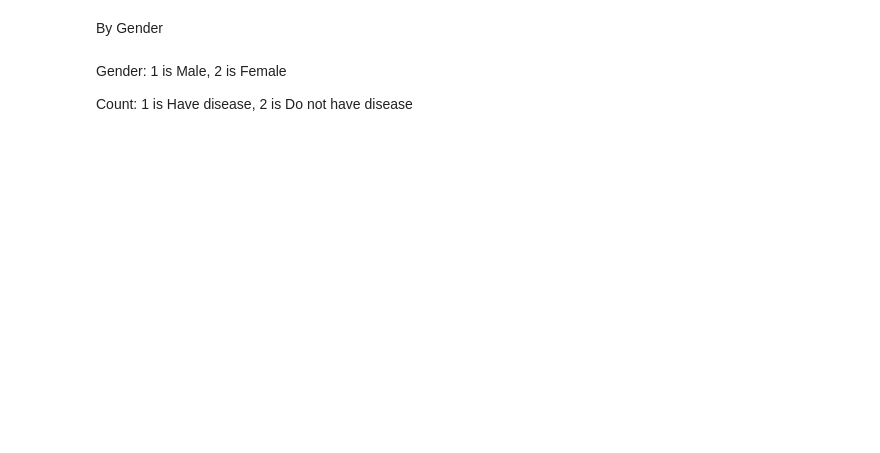
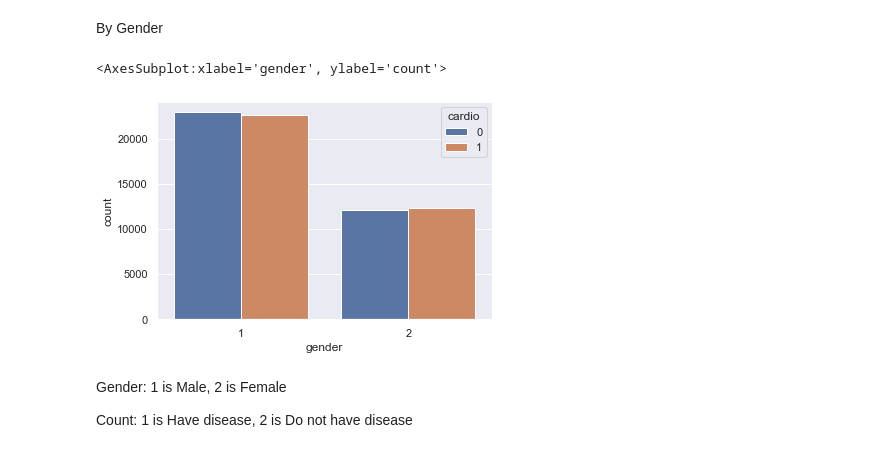
Before and after one commit to kelvtan96/EE0005, a Jupyter notebook: Project Code.ipynb, the cells around one changed output. Drawn from its saved outputs; the diff is of its cells as text; code cells hidden in the pictures; blank space fills up the shorter version.

```diff
--- a/Project Code.ipynb
+++ b/Project Code.ipynb
@@ -165,7 +184,10 @@ yearDF.corr()
 # %% [markdown]
 By Gender
 # %%
-sb.countplot(x = 'gender', hue = 'cardio', data = newdf)
+sb.countplot(x = 'gender', hue = 'cardio', data = newheartdata)
+# %% [output]
+<AxesSubplot:xlabel='gender', ylabel='count'>
+[figure, added]
 # %% [markdown]
 Gender: 1 is Male, 2 is Female
 
```
Also changed, not shown: parts of 8 cells of this notebook.
